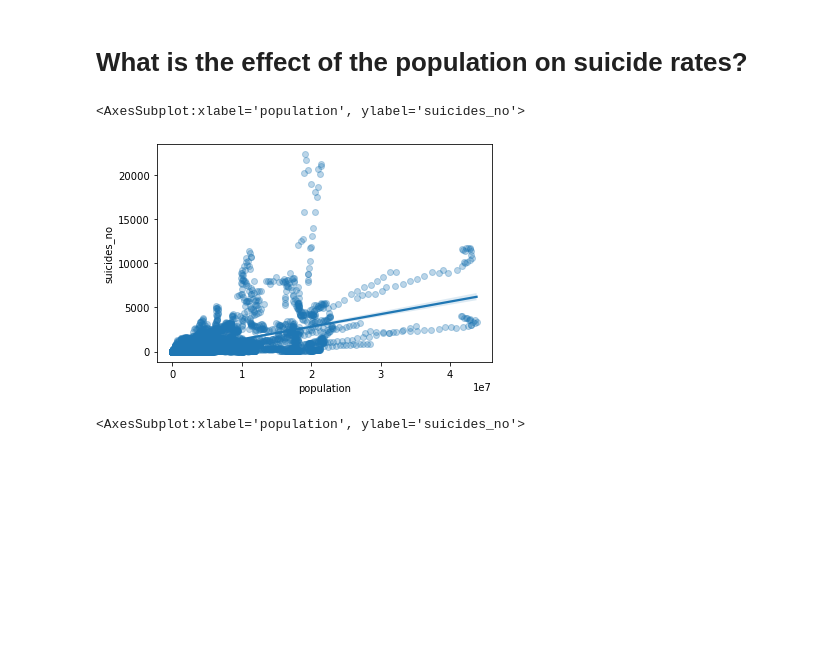
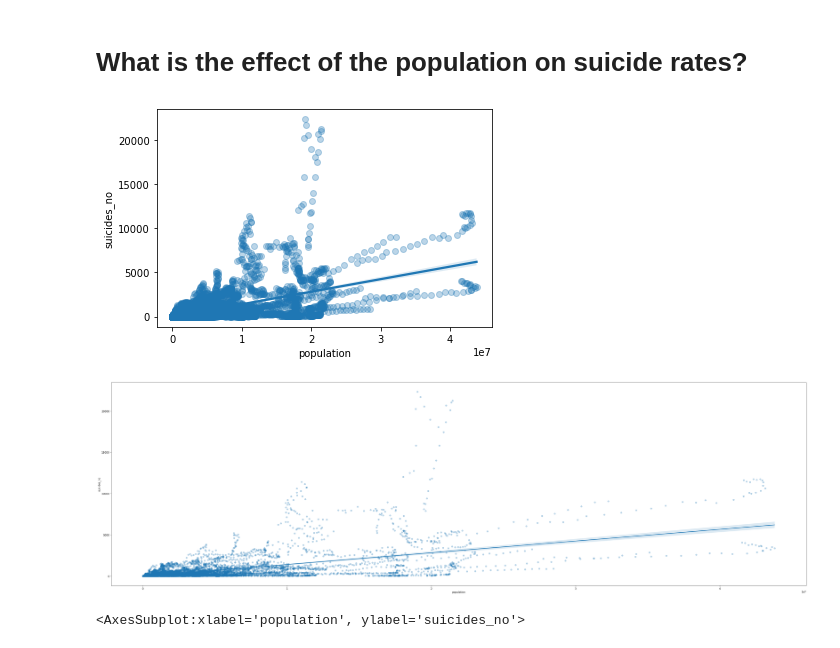
Before and after one commit to andrescerv/suicide-rate-analysis, a Jupyter notebook: notebook.ipynb, the cells around one changed output. Drawn from its saved outputs; the diff is of its cells as text; code cells hidden in the pictures; blank space fills up the shorter version.

```diff
--- a/notebook.ipynb
+++ b/notebook.ipynb
@@ -266,10 +266,15 @@ sns.histplot(data=top_countries, x=top_countries.suicides_no + 1, kde=True, log_
 # %% [markdown]
 # What is the effect of the population on suicide rates?
 # %%
-sns.regplot(data=df, x='population', y='suicides_no', scatter_kws={'alpha':0.3})
+ax = sns.regplot(data=df, x='population', y='suicides_no', scatter_kws={'alpha':0.3})
 # %% [output]
-<AxesSubplot:xlabel='population', ylabel='suicides_no'>
 [figure]
+# %%
+fig = plt.figure(figsize=(50,15))
+
+ax = sns.regplot(data=df, x='population', y='suicides_no', scatter_kws={'alpha':0.3})
+# %% [output]
+[figure, added]
 # %%
 sns.scatterplot(data=df, x='population', y='suicides_no', hue='sex')
 # %% [output]
```
Also changed, not shown: parts of 2 cells of this notebook.
